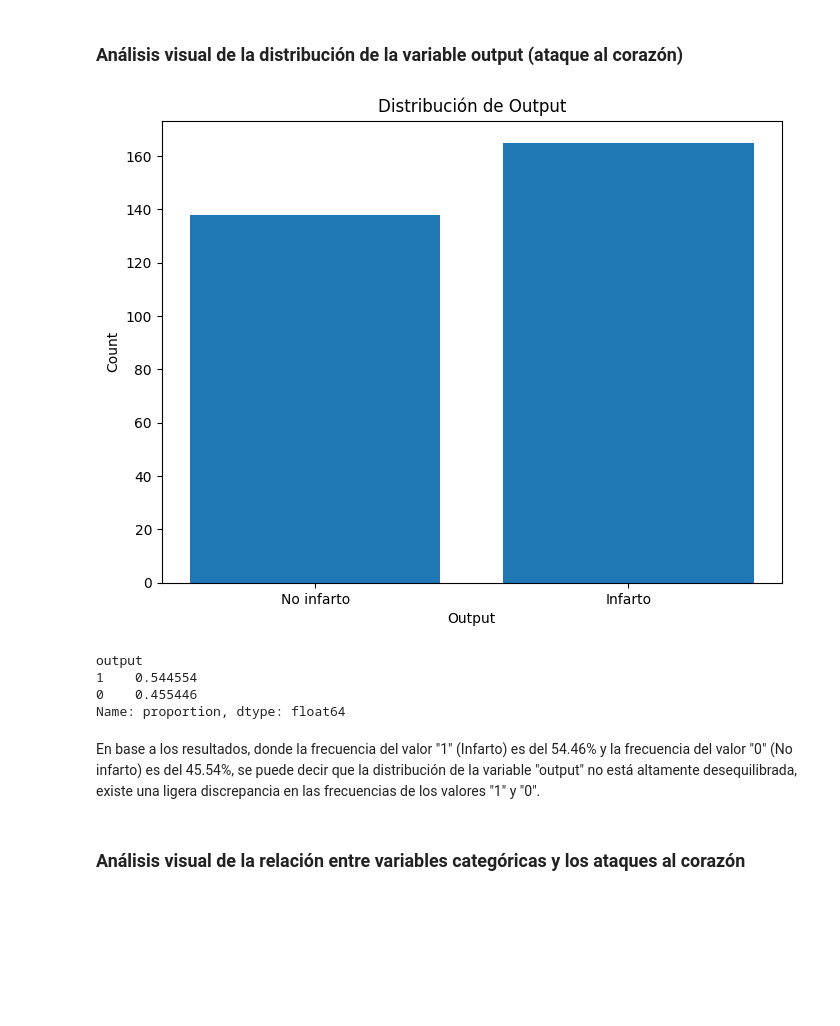
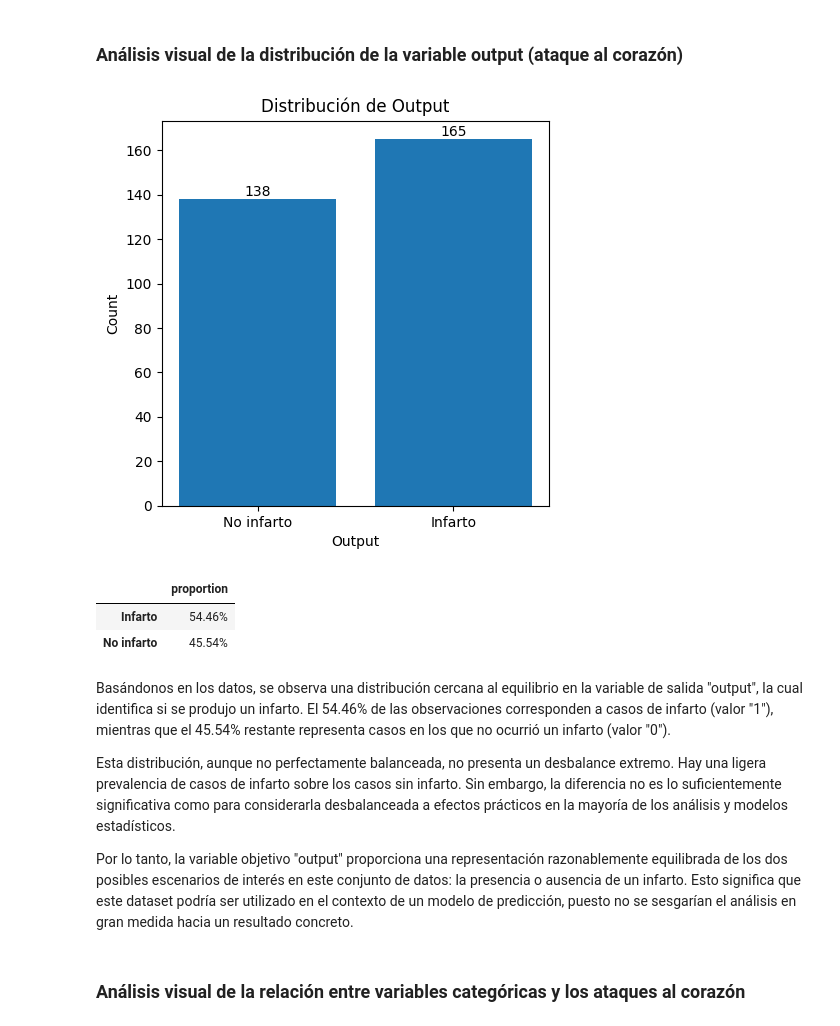
Before and after one commit to OscarTienda/heart-attack-analysis-prection, a Jupyter notebook: code/heart-attack-analysis-prediction.ipynb, the cells around one changed output. Cells and saved outputs as stored; diff of their text form; code cells hidden in the pictures; blank space fills up the shorter version.

Commit message:
style/_improve_analisis_visual_variable_output

```diff
--- a/code/heart-attack-analysis-prediction.ipynb
+++ b/code/heart-attack-analysis-prediction.ipynb
@@ -528,33 +528,43 @@ Interpretación:
 # %%
 # Calcular la distribución de la variable "output"
 output_counts = df_cleaned['output'].value_counts()
 
 # Crear el gráfico de barras
-plt.figure(figsize=(8, 6))
-plt.bar(output_counts.index, output_counts.values)
+plt.figure(figsize=(5, 5))
+bars = plt.bar(output_counts.index, output_counts.values)
 
 # Configurar etiquetas y título
 plt.xlabel('Output')
 plt.ylabel('Count')
 plt.title('Distribución de Output')
 
 # Configurar el rango y las etiquetas del eje x
 label_mapping = {0: 'No infarto', 1: 'Infarto'}
 plt.xticks(output_counts.index, [label_mapping[val] for val in output_counts.index])
 
+# Mostrar el recuento en la parte superior de cada barra
+for bar in bars:
+    yval = bar.get_height()
+    plt.text(bar.get_x() + bar.get_width()/2, yval, int(yval), va='bottom', ha='center')
+
 # Mostrar el gráfico
 plt.show()
 
 # Mostrar porcentajes
-print(df_cleaned.output.value_counts(1))
+output_percentages = df_cleaned.output.value_counts(1).apply(lambda x: "{:.2%}".format(x))
+output_percentages.index = [label_mapping[val] for val in output_percentages.index]
+display(pd.DataFrame(output_percentages))
 # %% [output]
-[figure, old version]
+[figure, new version]
-output
-1    0.544554
-0    0.455446
-Name: proportion, dtype: float64
+|  | proportion |
+| Infarto | 54.46% |
+| No infarto | 45.54% |
-# %% [markdown]
-En base a los resultados, donde la frecuencia del valor "1" (Infarto) es del 54.46% y la frecuencia del valor "0" (No infarto) es del 45.54%, se puede decir que la distribución de la variable "output" no está altamente desequilibrada, existe una ligera discrepancia en las frecuencias de los valores "1" y "0".
+# %% [markdown]
+Basándonos en los datos, se observa una distribución cercana al equilibrio en la variable de salida "output", la cual identifica si se produjo un infarto. El 54.46% de las observaciones corresponden a casos de infarto (valor "1"), mientras que el 45.54% restante representa casos en los que no ocurrió un infarto (valor "0").
+
+Esta distribución, aunque no perfectamente balanceada, no presenta un desbalance extremo. Hay una ligera prevalencia de casos de infarto sobre los casos sin infarto. Sin embargo, la diferencia no es lo suficientemente significativa como para considerarla desbalanceada a efectos prácticos en la mayoría de los análisis y modelos estadísticos.
+
+Por lo tanto, la variable objetivo "output" proporciona una representación razonablemente equilibrada de los dos posibles escenarios de interés en este conjunto de datos: la presencia o ausencia de un infarto. Esto significa que este dataset podría ser utilizado en el contexto de un modelo de predicción, puesto no se sesgarían el análisis en gran medida hacia un resultado concreto.
 # %% [markdown]
 ### Análisis visual de la relación entre variables categóricas y los ataques al corazón
 # %%
```
